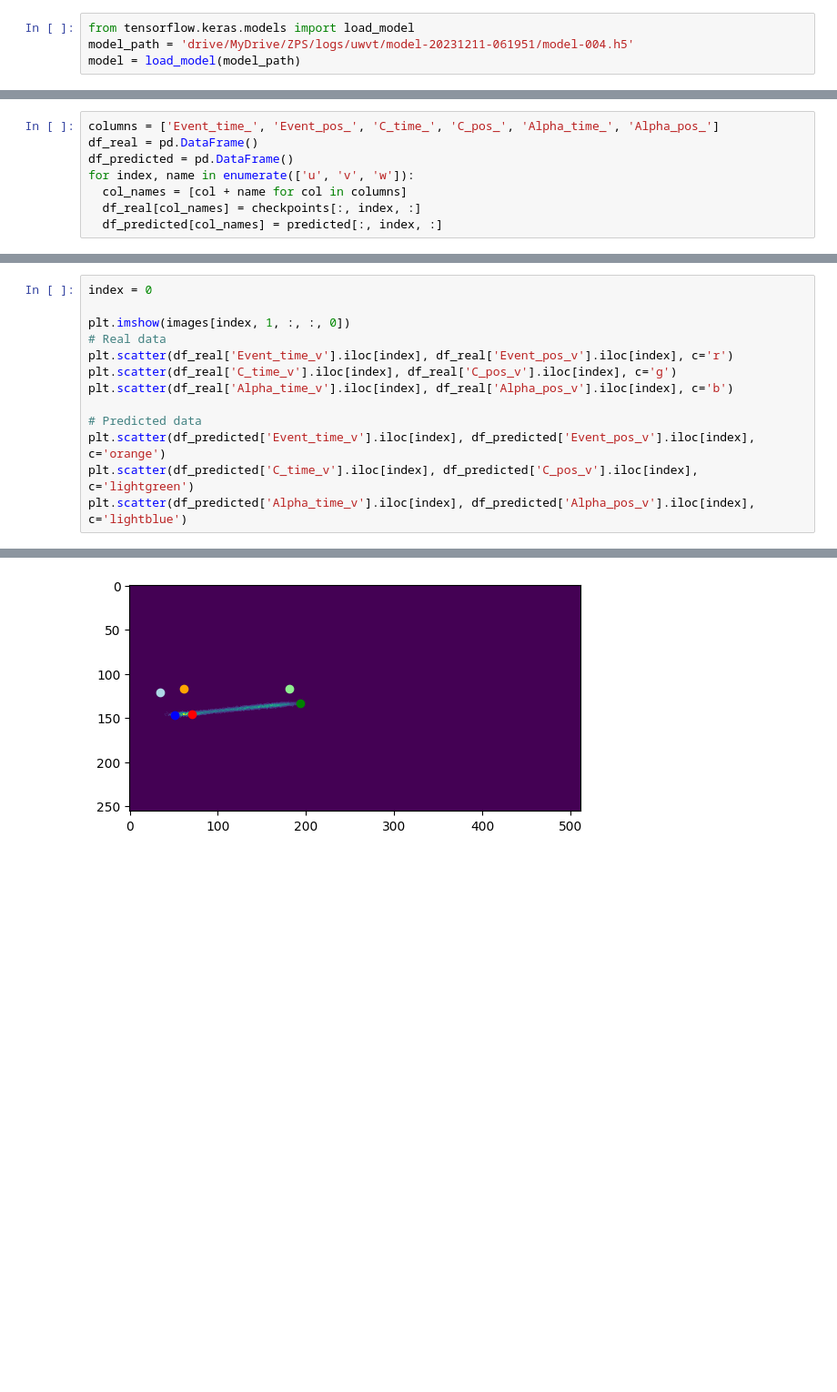
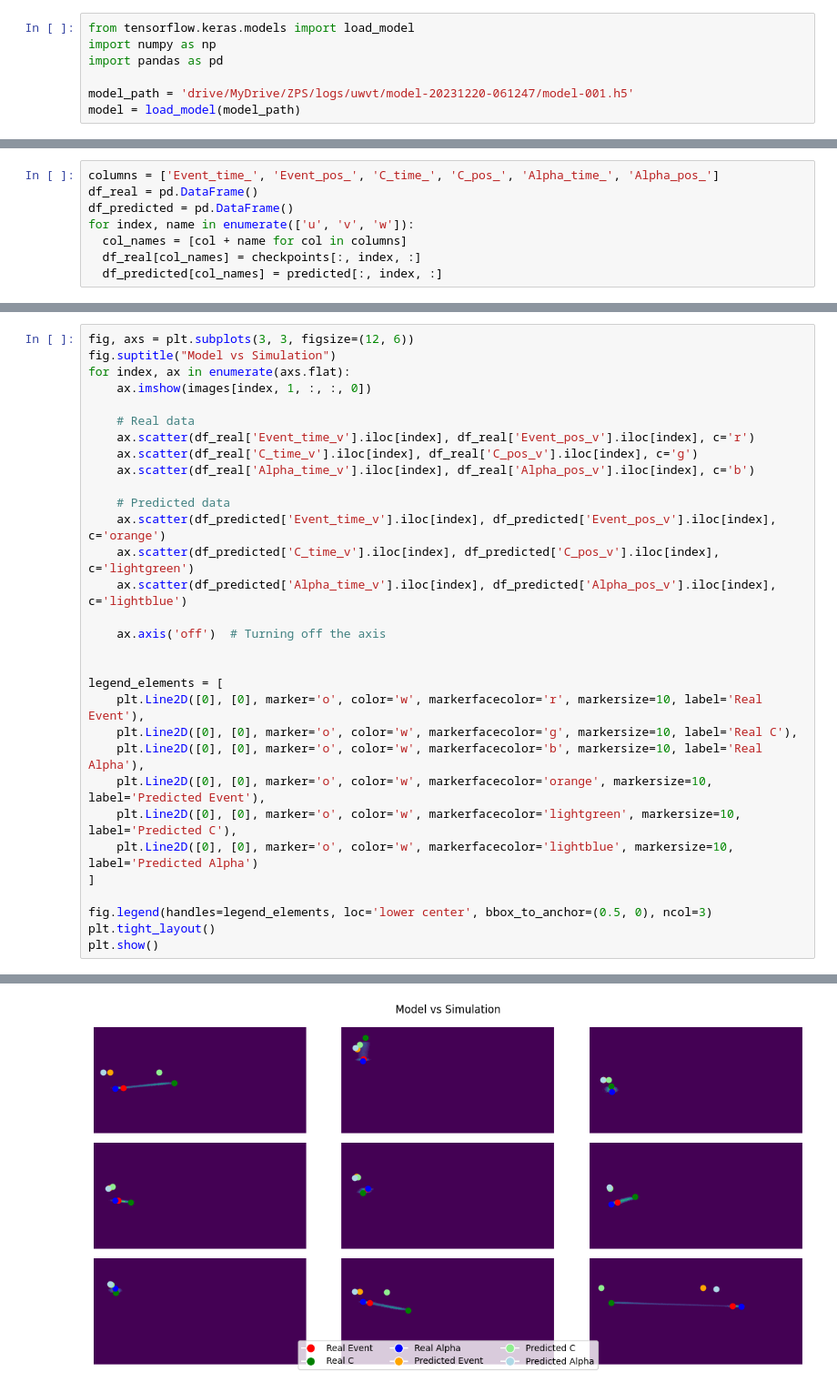
Before and after one commit to akalinow/MachineLearning, a Jupyter notebook: WAWTPC/uvwt_model.ipynb, the cells around one changed output, grey strips where cells are left out. Shown at 91% size. Cells and saved outputs as stored; diff of their text form; blank space fills up the shorter version.

```diff
--- a/WAWTPC/uvwt_model.ipynb
+++ b/WAWTPC/uvwt_model.ipynb
@@ -193,6 +195,9 @@ Port 6006 is in use by another program. Either identify and stop that program, o
 # %%
 from tensorflow.keras.models import load_model
-model_path = 'drive/MyDrive/ZPS/logs/uwvt/model-20231211-061951/model-004.h5'
+import numpy as np
+import pandas as pd
+
+model_path = 'drive/MyDrive/ZPS/logs/uwvt/model-20231220-061247/model-001.h5'
 model = load_model(model_path)
 # %%
 checkpoints = []
@@ -223,14 +224,32 @@ assert (df_real['Event_time_u'] == df_real['Event_time_v']).all() and (df_real['
 # %%
-index = 0
+fig, axs = plt.subplots(3, 3, figsize=(12, 6))
+fig.suptitle("Model vs Simulation")
+for index, ax in enumerate(axs.flat):
+    ax.imshow(images[index, 1, :, :, 0])
 
-plt.imshow(images[index, 1, :, :, 0])
-# Real data
-plt.scatter(df_real['Event_time_v'].iloc[index], df_real['Event_pos_v'].iloc[index], c='r')
-plt.scatter(df_real['C_time_v'].iloc[index], df_real['C_pos_v'].iloc[index], c='g')
-plt.scatter(df_real['Alpha_time_v'].iloc[index], df_real['Alpha_pos_v'].iloc[index], c='b')
+    # Real data
+    ax.scatter(df_real['Event_time_v'].iloc[index], df_real['Event_pos_v'].iloc[index], c='r')
+    ax.scatter(df_real['C_time_v'].iloc[index], df_real['C_pos_v'].iloc[index], c='g')
+    ax.scatter(df_real['Alpha_time_v'].iloc[index], df_real['Alpha_pos_v'].iloc[index], c='b')
 
-# Predicted data
-plt.scatter(df_predicted['Event_time_v'].iloc[index], df_predicted['Event_pos_v'].iloc[index], c='orange')
-plt.scatter(df_predicted['C_time_v'].iloc[index], df_predicted['C_pos_v'].iloc[index], c='lightgreen')
-plt.scatter(df_predicted['Alpha_time_v'].iloc[index], df_predicted['Alpha_pos_v'].iloc[index], c='lightblue')
+    # Predicted data
+    ax.scatter(df_predicted['Event_time_v'].iloc[index], df_predicted['Event_pos_v'].iloc[index], c='orange')
+    ax.scatter(df_predicted['C_time_v'].iloc[index], df_predicted['C_pos_v'].iloc[index], c='lightgreen')
+    ax.scatter(df_predicted['Alpha_time_v'].iloc[index], df_predicted['Alpha_pos_v'].iloc[index], c='lightblue')
+
+    ax.axis('off')  # Turning off the axis
+
+
+legend_elements = [
+    plt.Line2D([0], [0], marker='o', color='w', markerfacecolor='r', markersize=10, label='Real Event'),
+    plt.Line2D([0], [0], marker='o', color='w', markerfacecolor='g', markersize=10, label='Real C'),
+    plt.Line2D([0], [0], marker='o', color='w', markerfacecolor='b', markersize=10, label='Real Alpha'),
+    plt.Line2D([0], [0], marker='o', color='w', markerfacecolor='orange', markersize=10, label='Predicted Event'),
+    plt.Line2D([0], [0], marker='o', color='w', markerfacecolor='lightgreen', markersize=10, label='Predicted C'),
+    plt.Line2D([0], [0], marker='o', color='w', markerfacecolor='lightblue', markersize=10, label='Predicted Alpha')
+]
+
+fig.legend(handles=legend_elements, loc='lower center', bbox_to_anchor=(0.5, 0), ncol=3)
+plt.tight_layout()
+plt.show()
 # %% [output]
@@ -238 +256 @@ plt.scatter(df_predicted['Alpha_time_v'].iloc[index], df_predicted['Alpha_pos_v'
-[figure, old version]
+[figure, new version]
```
Also changed, not shown: parts of 18 cells of this notebook, 2 other files.
